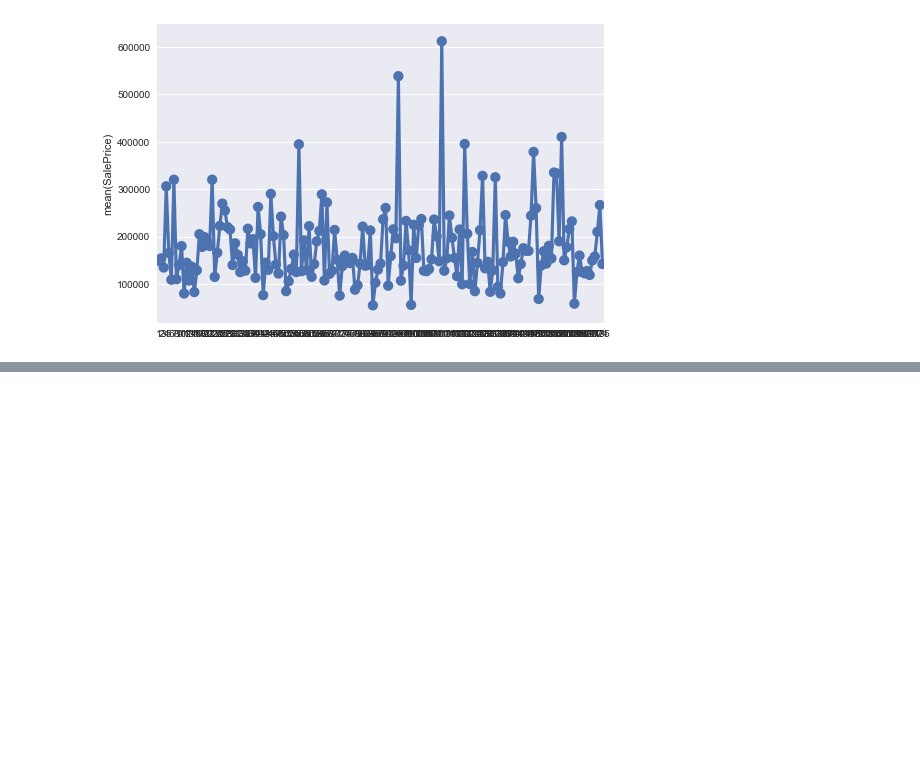
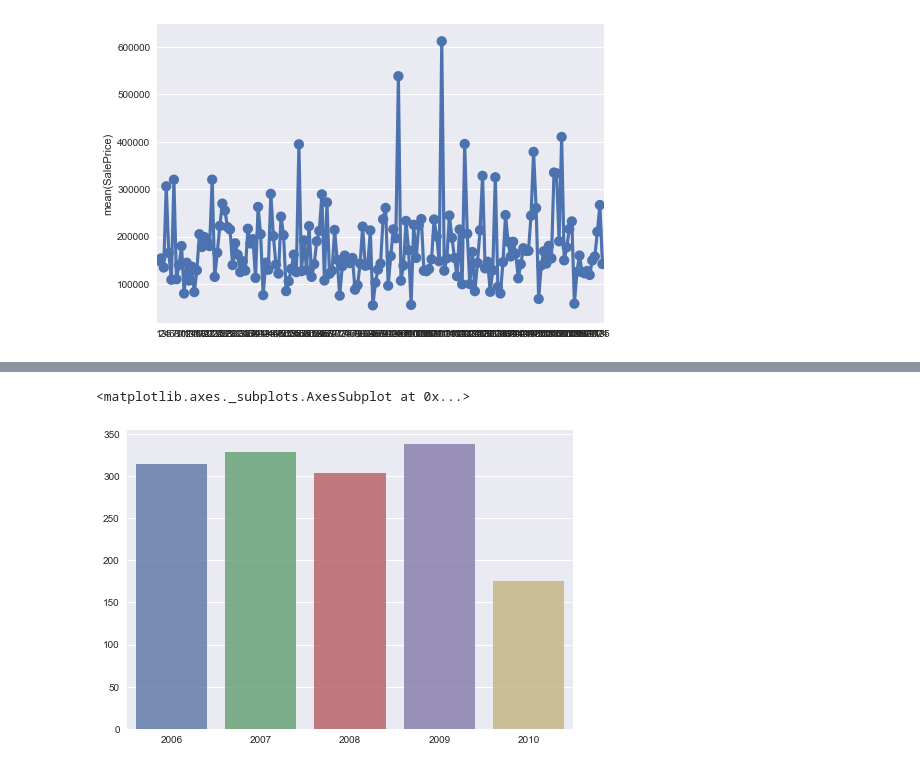
Before and after one commit to AngeloK/house-price-prediction, a Jupyter notebook: main-notebook.ipynb, the cells around one changed output, grey strips where cells are left out. Saved outputs shown, nothing was run; the diff lists cells and outputs as text; code cells hidden in the pictures; blank space fills up the shorter version.

```diff
--- a/main-notebook.ipynb
+++ b/main-notebook.ipynb
@@ -66,0 +80,7 @@ sn.pointplot([x for x in range(1, m+1)], year_price['SalePrice'])
+# %%
+year_count = df['YrSold'].value_counts()
+# %%
+sn.barplot(year_count.index, year_count.values, alpha=0.8)
+# %% [output]
+<matplotlib.axes._subplots.AxesSubplot at 0x...>
+[figure, added]
```
Also changed, not shown: parts of 5 cells of this notebook.
